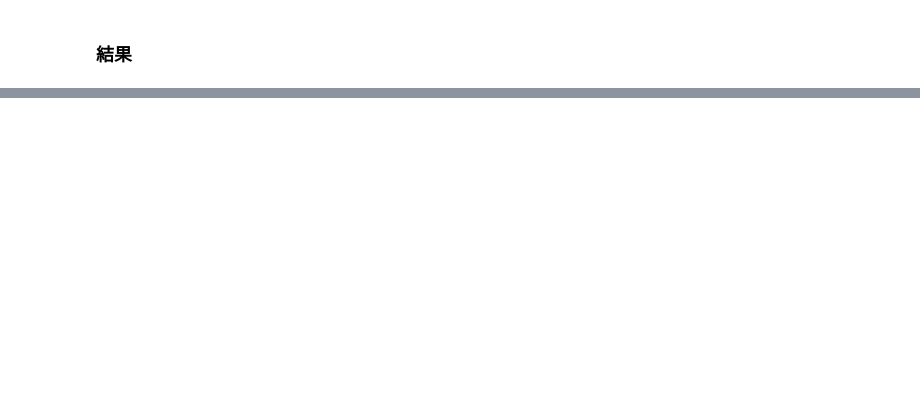
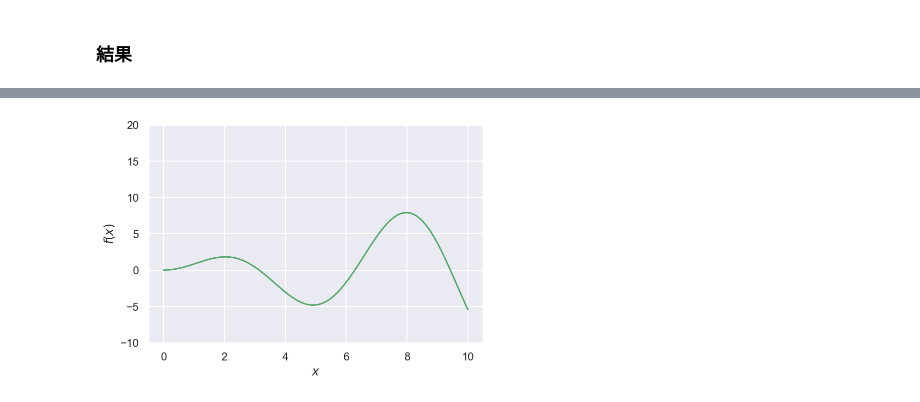
Before and after one commit to masakiaota/blog, a Jupyter notebook: quantile_regression/qrnn_example.ipynb, the cells around one changed output, grey strips where cells are left out. Cells and saved outputs as stored; diff of their text form; code cells hidden in the pictures; blank space fills up the shorter version.

```diff
--- a/quantile_regression/qrnn_example.ipynb
+++ b/quantile_regression/qrnn_example.ipynb
@@ -198,0 +203,7 @@ plt.show()
+# %%
+plt.plot(xx,f(xx),'g', label=u'$f(x) = x\,\sin(x)$')
+plt.ylim(-10, 20)
+plt.xlabel('$x$')
+plt.ylabel('$f(x)$');
+# %% [output]
+[figure, added]
```
Also changed, not shown: parts of 6 cells of this notebook.
